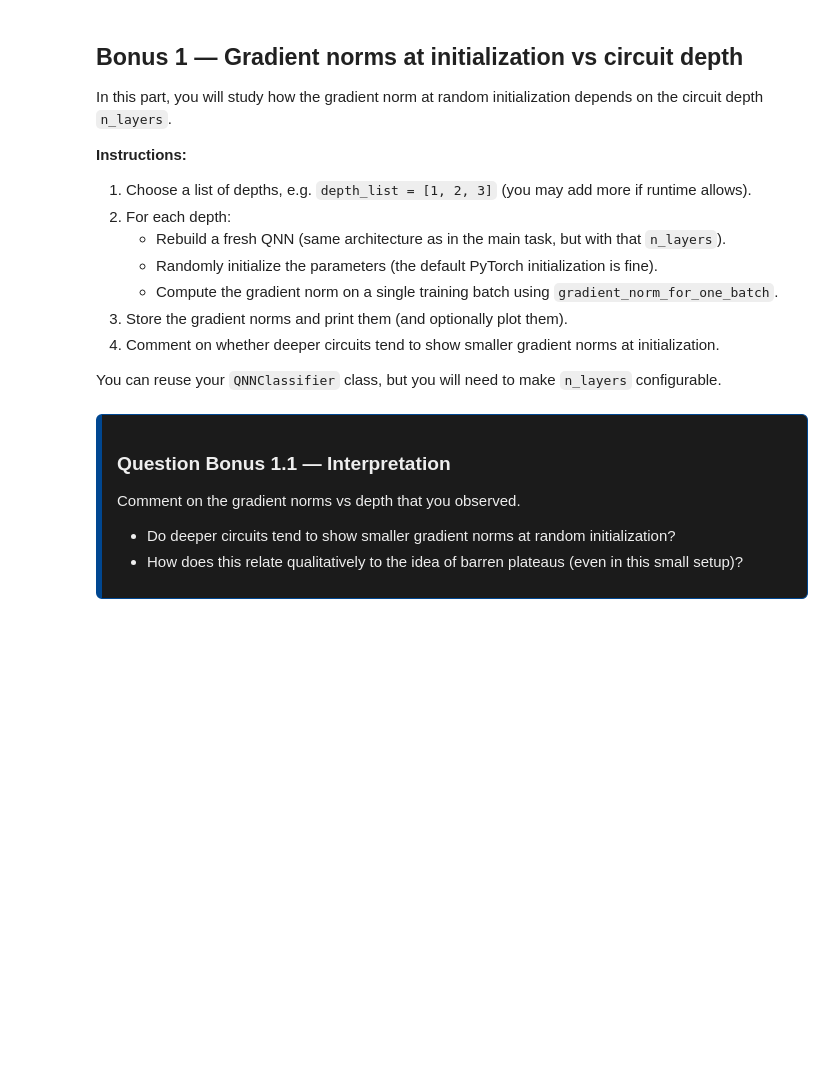
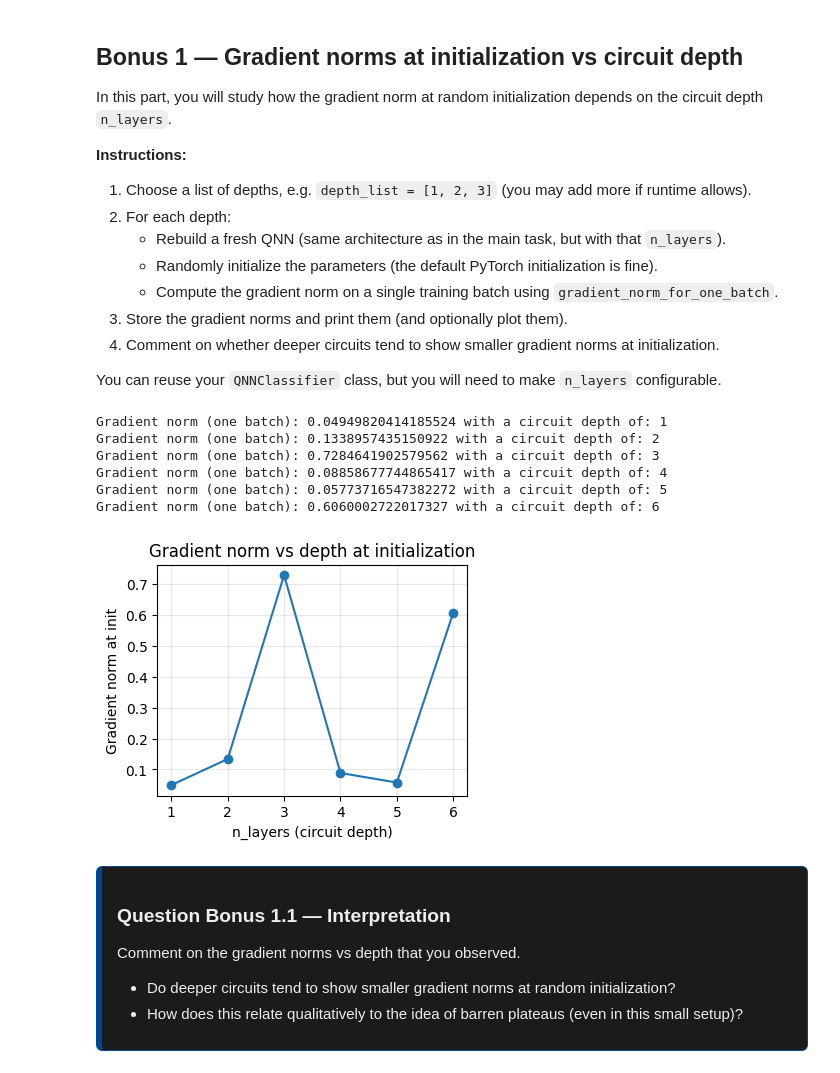
Before and after one commit to ScottMcHaffie/DD2368_assignments, a Jupyter notebook: assignment3/Assignment_3_edy.ipynb, the cells around one changed output. Cells and saved outputs as stored; diff of their text form; code cells hidden in the pictures; blank space fills up the shorter version.

```diff
--- a/assignment3/Assignment_3_edy.ipynb
+++ b/assignment3/Assignment_3_edy.ipynb
@@ -667,34 +651,46 @@ You can reuse your `QNNClassifier` class, but you will need to make `n_layers` c
 # Make sure you have a way to construct a QNNClassifier with a given n_layers.
 # For example, you can wrap the model creation in a small factory function.
 
 def make_qnn_model(n_layers, n_qubits):
     """
     Factory for QNNClassifier with given depth n_layers and n_qubits.
     Adjust theta_shape and ansatz accordingly.
     """
     # Example: theta_shape = (n_layers, n_qubits)
     theta_shape = (n_layers, n_qubits)
     model = QNNClassifier(theta_shape).to(device_torch)
     return model
 
 criterion = nn.BCELoss()
 
-depth_list = [1, 2, 3, 4, 5, 6, 7]  # you can add 4, 5, ... if time allows
+depth_list = [1, 2, 3, 4, 5, 6] #4, 5, 6, 7]  # you can add 4, 5, ... if time allows
 grad_norms_depth = []
 
 for depth in depth_list:
 # -----YOUR CODE HERE-----
+    new_model = make_qnn_model(n_layers=depth, n_qubits=n_qubits)
+    g_norm, g_tensor, loss_value = gradient_norm_for_one_batch(new_model, train_loader, criterion)
+    grad_norms_depth.append(g_norm)
+    print("Gradient norm (one batch):", g_norm, "with a circuit depth of:", depth)
 
 # ---YOUR CODE ENDS HERE---
 
 # Optional: plot gradient norms vs depth
 plt.figure(figsize=(4, 3))
 plt.plot(depth_list, grad_norms_depth, marker="o")
 plt.xlabel("n_layers (circuit depth)")
 plt.ylabel("Gradient norm at init")
 plt.title("Gradient norm vs depth at initialization")
 plt.grid(alpha=0.3)
 plt.show()
+# %% [output]
+Gradient norm (one batch): 0.04949820414185524 with a circuit depth of: 1
+Gradient norm (one batch): 0.1338957435150922 with a circuit depth of: 2
+Gradient norm (one batch): 0.7284641902579562 with a circuit depth of: 3
+Gradient norm (one batch): 0.08858677744865417 with a circuit depth of: 4
+Gradient norm (one batch): 0.05773716547382272 with a circuit depth of: 5
+Gradient norm (one batch): 0.6060002722017327 with a circuit depth of: 6
+[figure, added]
 # %% [markdown]
 <div style="max-width: 1200px; margin: auto; border: 1px solid #004791; border-left: 6px solid #004791; border-radius: 6px; padding: 0.8em 1em; background-color: #1b1b1bff; color: #eee;">
 
```
Also changed, not shown: parts of 6 cells of this notebook.
